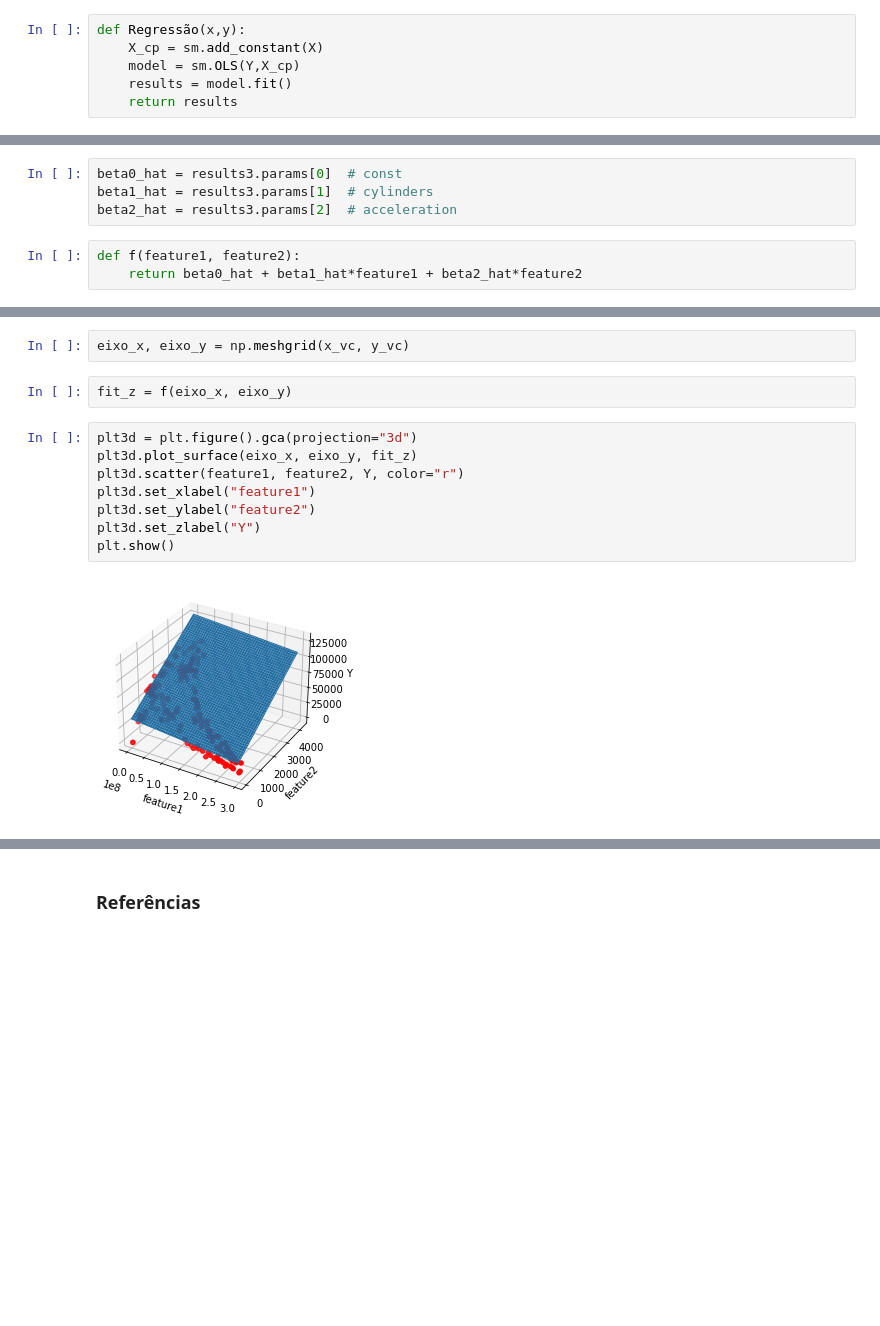
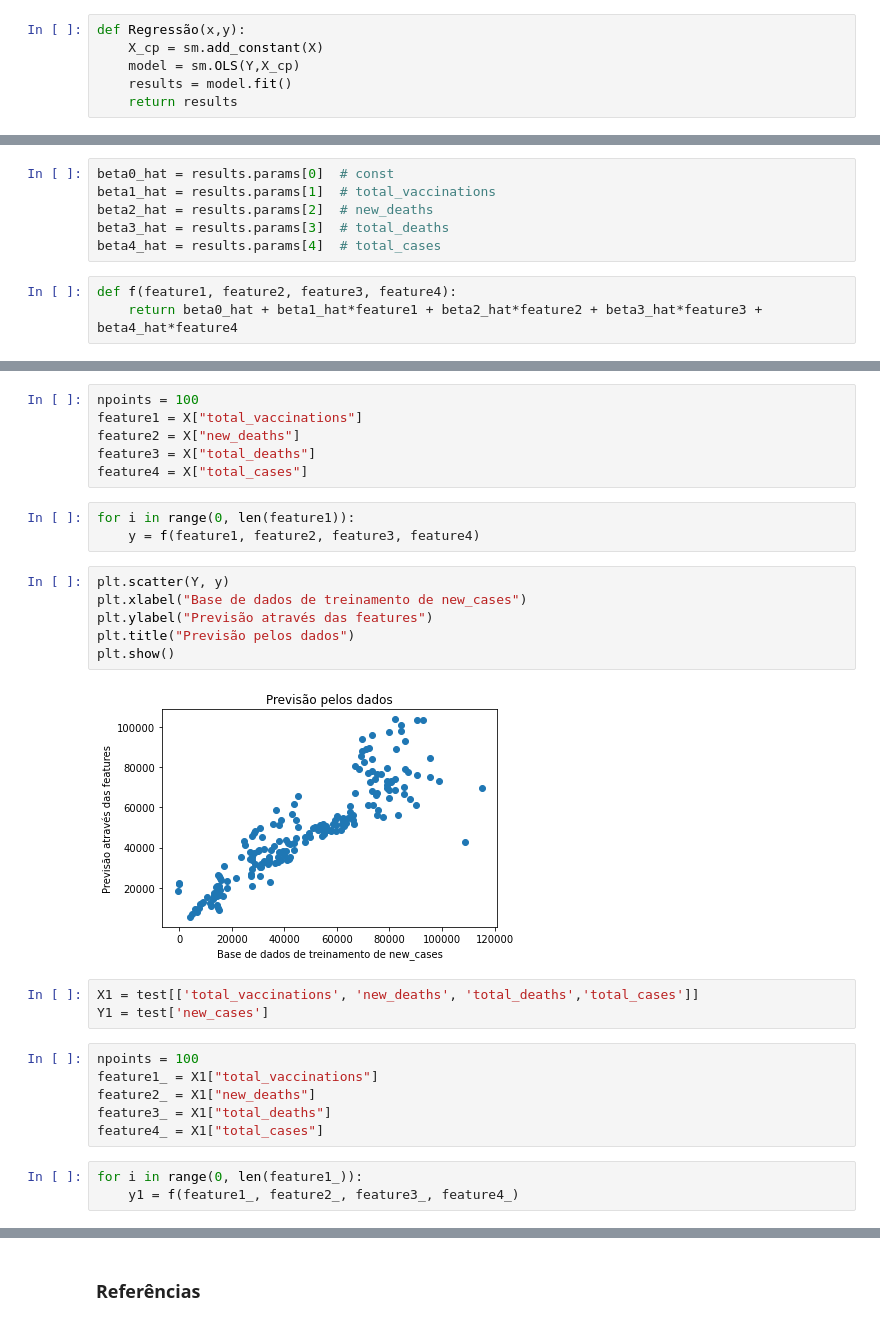
Before and after one commit to marlonsp/Projeto2-CiDados, a Jupyter notebook: Projeto2-CDados.ipynb, the cells around one changed output, grey strips where cells are left out. Cells and saved outputs as stored; diff of their text form; blank space fills up the shorter version.

```diff
--- a/Projeto2-CDados.ipynb
+++ b/Projeto2-CDados.ipynb
@@ -247,7 +218,9 @@ strong multicollinearity or other numerical problems.
 # %%
-beta0_hat = results3.params[0]  # const
-beta1_hat = results3.params[1]  # cylinders
-beta2_hat = results3.params[2]  # acceleration
+beta0_hat = results.params[0]  # const
+beta1_hat = results.params[1]  # total_vaccinations
+beta2_hat = results.params[2]  # new_deaths
+beta3_hat = results.params[3]  # total_deaths
+beta4_hat = results.params[4]  # total_cases
 # %%
-def f(feature1, feature2):
-    return beta0_hat + beta1_hat*feature1 + beta2_hat*feature2
+def f(feature1, feature2, feature3, feature4):
+    return beta0_hat + beta1_hat*feature1 + beta2_hat*feature2 + beta3_hat*feature3 + beta4_hat*feature4
@@ -260,14 +227,29 @@ y_vc = np.linspace(feature2.min(), feature2.max(), npoints)
-# %%
-eixo_x, eixo_y = np.meshgrid(x_vc, y_vc)
-# %%
-fit_z = f(eixo_x, eixo_y)
-# %%
-plt3d = plt.figure().gca(projection="3d")
-plt3d.plot_surface(eixo_x, eixo_y, fit_z)
-plt3d.scatter(feature1, feature2, Y, color="r")
-plt3d.set_xlabel("feature1")
-plt3d.set_ylabel("feature2")
-plt3d.set_zlabel("Y")
-plt.show()
-# %% [output]
-[figure, removed]
+# %%
+npoints = 100
+feature1 = X["total_vaccinations"]
+feature2 = X["new_deaths"]
+feature3 = X["total_deaths"]
+feature4 = X["total_cases"]
+# %%
+for i in range(0, len(feature1)):
+    y = f(feature1, feature2, feature3, feature4)
+# %%
+plt.scatter(Y, y)
+plt.xlabel("Base de dados de treinamento de new_cases")
+plt.ylabel("Previsão através das features")
+plt.title("Previsão pelos dados")
+plt.show()
+# %% [output]
+[figure, added]
+# %%
+X1 = test[['total_vaccinations', 'new_deaths', 'total_deaths','total_cases']]
+Y1 = test['new_cases']
+# %%
+npoints = 100
+feature1_ = X1["total_vaccinations"]
+feature2_ = X1["new_deaths"]
+feature3_ = X1["total_deaths"]
+feature4_ = X1["total_cases"]
+# %%
+for i in range(0, len(feature1_)):
+    y1 = f(feature1_, feature2_, feature3_, feature4_)
```
Also changed, not shown: parts of 7 cells of this notebook.
